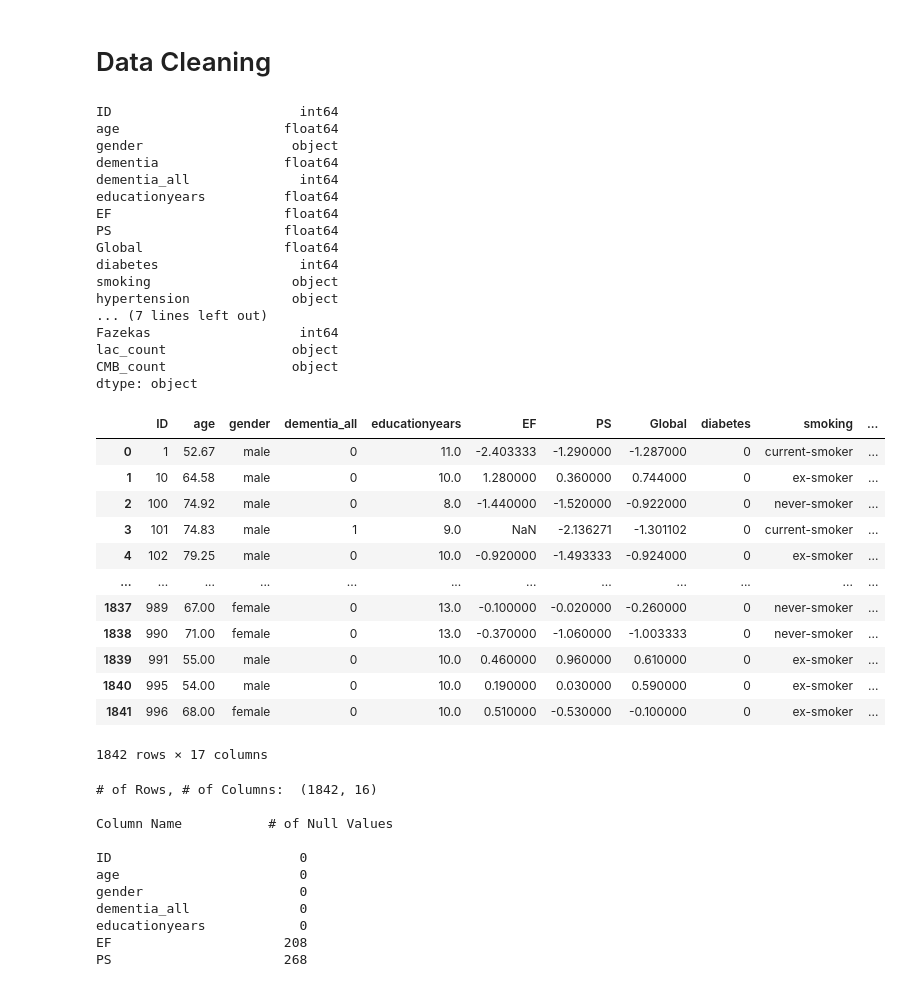
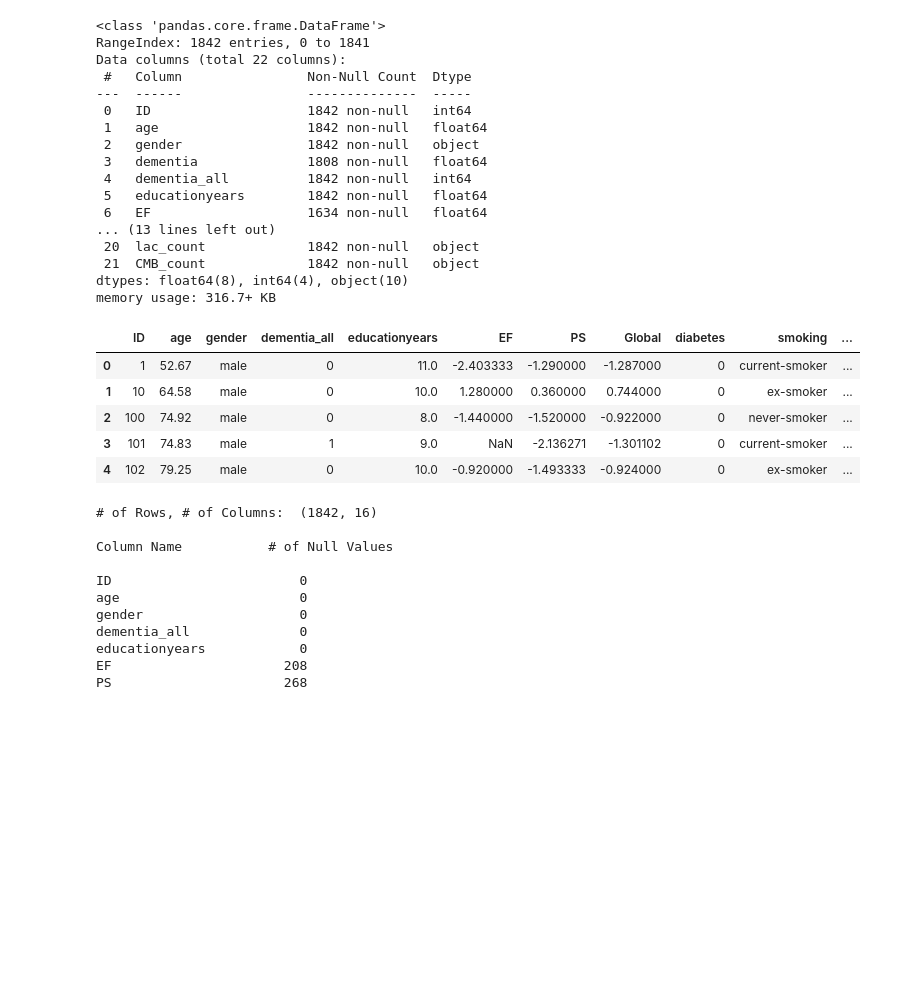
Before and after one commit to weijunnlim/Predict-dementia, a Jupyter notebook: Intern Project.ipynb, the cells around one changed output. Drawn from its saved outputs; the diff is of its cells as text; code cells hidden in the pictures; blank space fills up the shorter version.

```diff
--- a/Intern Project.ipynb
+++ b/Intern Project.ipynb
@@ -28,46 +21,37 @@ display(dataset)
-# %% [markdown]
-# Data Cleaning
 # %%
 #Data types of each variable
-print(dataset.dtypes)
+dataset.info()
 # %% [output]
-ID                        int64
-age                     float64
-gender                   object
-dementia                float64
-dementia_all              int64
-educationyears          float64
-EF                      float64
-PS                      float64
-Global                  float64
-diabetes                  int64
-smoking                  object
-hypertension             object
-... (7 lines left out)
-Fazekas                   int64
-lac_count                object
-CMB_count                object
-dtype: object
+<class 'pandas.core.frame.DataFrame'>
+RangeIndex: 1842 entries, 0 to 1841
+Data columns (total 22 columns):
+ #   Column                Non-Null Count  Dtype
+---  ------                --------------  -----
+ 0   ID                    1842 non-null   int64
+ 1   age                   1842 non-null   float64
+ 2   gender                1842 non-null   object
+ 3   dementia              1808 non-null   float64
+ 4   dementia_all          1842 non-null   int64
+ 5   educationyears        1842 non-null   float64
+ 6   EF                    1634 non-null   float64
+... (13 lines left out)
+ 20  lac_count             1842 non-null   object
+ 21  CMB_count             1842 non-null   object
+dtypes: float64(8), int64(4), object(10)
+memory usage: 316.7+ KB
 # %%
 #delete useless columns that idk like dementia, lacunes_num(cus alr in lac_count), study, study1 and fazekas_cat
 dataset_clean = dataset.copy()
 columns_to_drop = ['dementia', 'lacunes_num', 'study', 'study1', 'fazekas_cat']
 dataset_clean.drop(columns = columns_to_drop, axis =1, inplace=True)
-display(dataset_clean)
+dataset_clean.head()
 # %% [output]
 |  | ID | age | gender | dementia_all | educationyears | EF | PS | Global | diabetes | smoking | ... |
 | 0 | 1 | 52.67 | male | 0 | 11.0 | -2.403333 | -1.290000 | -1.287000 | 0 | current-smoker | ... |
 | 1 | 10 | 64.58 | male | 0 | 10.0 | 1.280000 | 0.360000 | 0.744000 | 0 | ex-smoker | ... |
 | 2 | 100 | 74.92 | male | 0 | 8.0 | -1.440000 | -1.520000 | -0.922000 | 0 | never-smoker | ... |
 | 3 | 101 | 74.83 | male | 1 | 9.0 | NaN | -2.136271 | -1.301102 | 0 | current-smoker | ... |
 | 4 | 102 | 79.25 | male | 0 | 10.0 | -0.920000 | -1.493333 | -0.924000 | 0 | ex-smoker | ... |
-| ... | ... | ... | ... | ... | ... | ... | ... | ... | ... | ... | ... |
-| 1837 | 989 | 67.00 | female | 0 | 13.0 | -0.100000 | -0.020000 | -0.260000 | 0 | never-smoker | ... |
-| 1838 | 990 | 71.00 | female | 0 | 13.0 | -0.370000 | -1.060000 | -1.003333 | 0 | never-smoker | ... |
-| 1839 | 991 | 55.00 | male | 0 | 10.0 | 0.460000 | 0.960000 | 0.610000 | 0 | ex-smoker | ... |
-| 1840 | 995 | 54.00 | male | 0 | 10.0 | 0.190000 | 0.030000 | 0.590000 | 0 | ex-smoker | ... |
-| 1841 | 996 | 68.00 | female | 0 | 10.0 | 0.510000 | -0.530000 | -0.100000 | 0 | ex-smoker | ... |
-1842 rows × 17 columns
 # %%
 dataset2 = dataset_clean.iloc[:, :-1]
 print("# of Rows, # of Columns: ",dataset2.shape)
```
Also changed, not shown: parts of 34 cells of this notebook, 2 other files.
